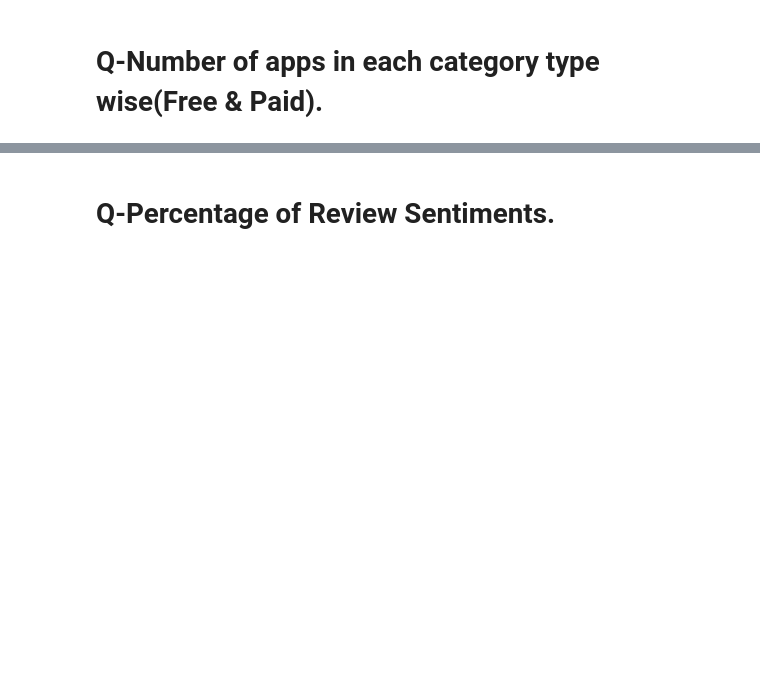
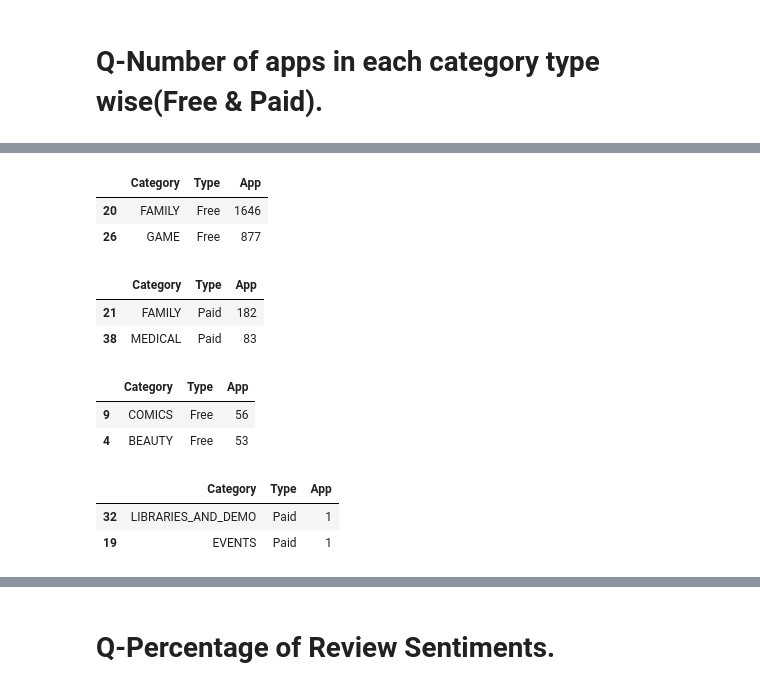
Before and after one commit to MaazAnsari-OO7/Play-Store-App-Review-Analysis, a Jupyter notebook: Play_Store_App_Review_Analysis_Maaz_Ansari_Capstone_Project.ipynb, the cells around one changed output, grey strips where cells are left out. Drawn from its saved outputs; the diff is of its cells as text; code cells hidden in the pictures; blank space fills up the shorter version.

```diff
--- a/Play_Store_App_Review_Analysis_Maaz_Ansari_Capstone_Project.ipynb
+++ b/Play_Store_App_Review_Analysis_Maaz_Ansari_Capstone_Project.ipynb
@@ -402,3 +386,31 @@ type_df
+# %%
+# Top Category of Free type.
+type_df[type_df['Type']=='Free'].sort_values(by='App',ascending=False).head(2)
+# %% [output]
+|  | Category | Type | App |
+| 20 | FAMILY | Free | 1646 |
+| 26 | GAME | Free | 877 |
+# %%
+# Top Category of Paid type.
+type_df[type_df['Type']=='Paid'].sort_values(by='App',ascending=False).head(2)
+# %% [output]
+|  | Category | Type | App |
+| 21 | FAMILY | Paid | 182 |
+| 38 | MEDICAL | Paid | 83 |
+# %%
+# Category with least number of apps in Free type.
+type_df[type_df['Type']=='Free'].sort_values(by='App',ascending=False).tail(2)
+# %% [output]
+|  | Category | Type | App |
+| 9 | COMICS | Free | 56 |
+| 4 | BEAUTY | Free | 53 |
+# %%
+# Category with least number of apps in Paid type.
+type_df[type_df['Type']=='Paid'].sort_values(by='App',ascending=False).tail(2)
+# %% [output]
+|  | Category | Type | App |
+| 32 | LIBRARIES_AND_DEMO | Paid | 1 |
+| 19 | EVENTS | Paid | 1 |
 # %%
 fig = px.bar(type_df, x='App', y='Category', color='Type',text_auto=True,height=800,labels={'App':'Number of Apps'})
 fig.update_layout(title_text='Number of Apps in Each Category type wise', title_x=0.5,titlefont=dict(size =22, color='black', family='Arial, sans-serif'))
```
Also changed, not shown: parts of 21 cells of this notebook.
